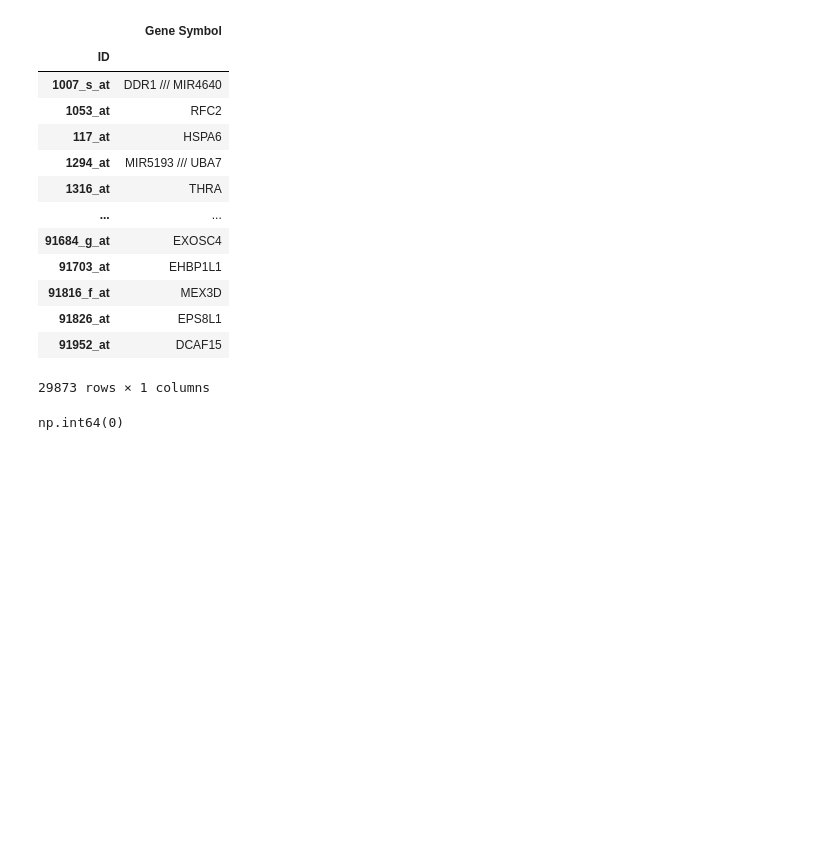
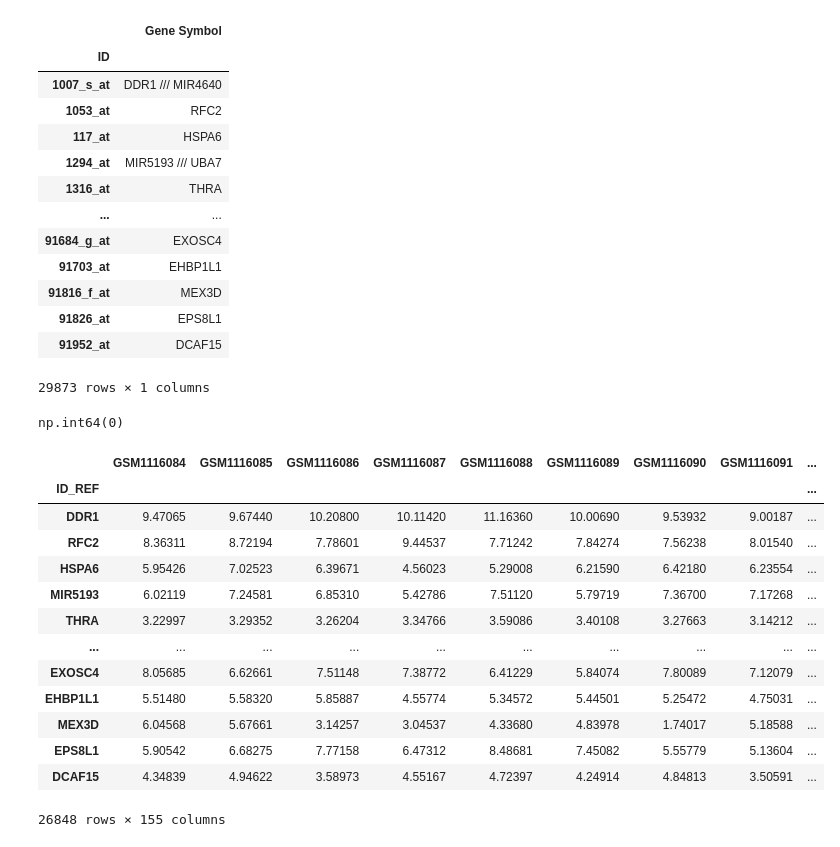
Before and after one commit to Pulkit1704/cancer-classifier, a Jupyter notebook: cancer_classifier.ipynb, the cells around one changed output. Drawn from its saved outputs; the diff is of its cells as text; code cells hidden in the pictures; blank space fills up the shorter version.

```diff
--- a/cancer_classifier.ipynb
+++ b/cancer_classifier.ipynb
@@ -8,4 +8,2 @@ import utils.data_utils as du
 # %%
 data = pd.read_csv("./raw_data/GSE45827_series_matrix.txt", sep = "\t", comment = "!")
-# %%
-data = data.dropna(axis = 0)
@@ -67,3 +66,20 @@ diagnosis_str = diagnosis_str[0]
+# %%
+data
+# %% [output]
+|  | GSM1116084 | GSM1116085 | GSM1116086 | GSM1116087 | GSM1116088 | GSM1116089 | GSM1116090 | GSM1116091 | ... |
+| ID_REF |  |  |  |  |  |  |  |  | ... |
+| DDR1 | 9.47065 | 9.67440 | 10.20800 | 10.11420 | 11.16360 | 10.00690 | 9.53932 | 9.00187 | ... |
+| RFC2 | 8.36311 | 8.72194 | 7.78601 | 9.44537 | 7.71242 | 7.84274 | 7.56238 | 8.01540 | ... |
+| HSPA6 | 5.95426 | 7.02523 | 6.39671 | 4.56023 | 5.29008 | 6.21590 | 6.42180 | 6.23554 | ... |
+| MIR5193 | 6.02119 | 7.24581 | 6.85310 | 5.42786 | 7.51120 | 5.79719 | 7.36700 | 7.17268 | ... |
+| THRA | 3.22997 | 3.29352 | 3.26204 | 3.34766 | 3.59086 | 3.40108 | 3.27663 | 3.14212 | ... |
+| ... | ... | ... | ... | ... | ... | ... | ... | ... | ... |
+| EXOSC4 | 8.05685 | 6.62661 | 7.51148 | 7.38772 | 6.41229 | 5.84074 | 7.80089 | 7.12079 | ... |
+| EHBP1L1 | 5.51480 | 5.58320 | 5.85887 | 4.55774 | 5.34572 | 5.44501 | 5.25472 | 4.75031 | ... |
+| MEX3D | 6.04568 | 5.67661 | 3.14257 | 3.04537 | 4.33680 | 4.83978 | 1.74017 | 5.18588 | ... |
+| EPS8L1 | 5.90542 | 6.68275 | 7.77158 | 6.47312 | 8.48681 | 7.45082 | 5.55779 | 5.13604 | ... |
+| DCAF15 | 4.34839 | 4.94622 | 3.58973 | 4.55167 | 4.72397 | 4.24914 | 4.84813 | 3.50591 | ... |
+26848 rows × 155 columns
 # %%
 data = data.T
 data['diagnosis'] = list(map(lambda x: x.strip("\""), diagnosis_str.split("\t")[1:]))
```
Also changed, not shown: parts of 24 cells of this notebook, 1 other file.
